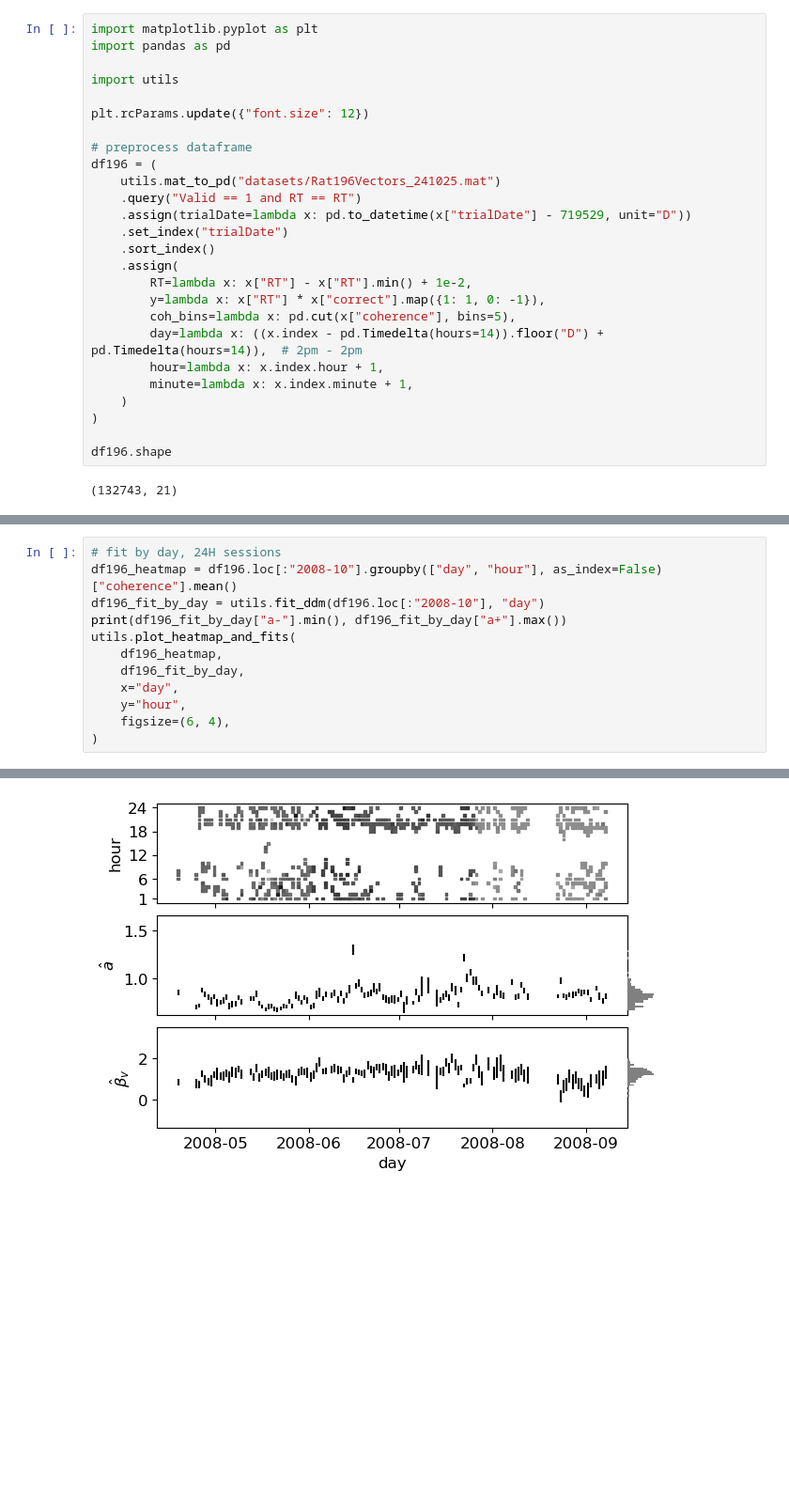
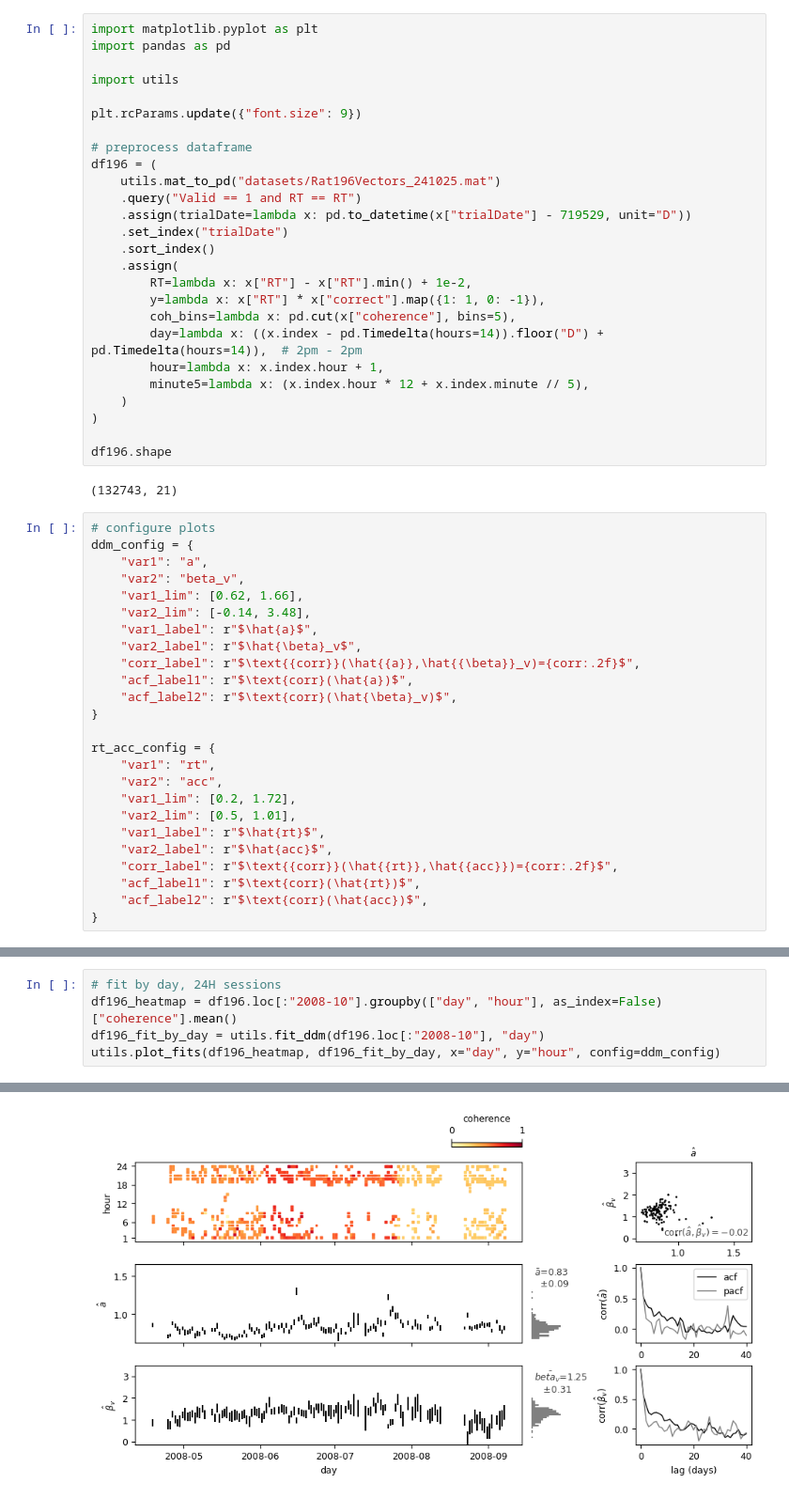
Before and after one commit to griegner/drift-diffusion, a Jupyter notebook: examples/03-rat196-reference-plots.ipynb, the cells around one changed output, grey strips where cells are left out. Shown: that part at 94% size. Cells and saved outputs as stored; diff of their text form; blank space fills up the shorter version.

Commit message:
[enh] make reference plots for rats 195 + 196 (#22)
* update plots based on meeting notes

* change  to

* add reference plots for rat195

* consolidate plotting functions

```diff
--- a/examples/03-rat196-reference-plots.ipynb
+++ b/examples/03-rat196-reference-plots.ipynb
@@ -4,7 +4,7 @@ import pandas as pd
 
 import utils
 
-plt.rcParams.update({"font.size": 12})
+plt.rcParams.update({"font.size": 9})
 
 # preprocess dataframe
 df196 = (
@@ -19,10 +19,35 @@ df196 = (
         coh_bins=lambda x: pd.cut(x["coherence"], bins=5),
         day=lambda x: ((x.index - pd.Timedelta(hours=14)).floor("D") + pd.Timedelta(hours=14)),  # 2pm - 2pm
         hour=lambda x: x.index.hour + 1,
-        minute=lambda x: x.index.minute + 1,
+        minute5=lambda x: (x.index.hour * 12 + x.index.minute // 5),
     )
 )
 
 df196.shape
 # %% [output]
 (132743, 21)
+# %%
+# configure plots
+ddm_config = {
+    "var1": "a",
+    "var2": "beta_v",
+    "var1_lim": [0.62, 1.66],
+    "var2_lim": [-0.14, 3.48],
+    "var1_label": r"$\hat{a}$",
+    "var2_label": r"$\hat{\beta}_v$",
+    "corr_label": r"$\text{{corr}}(\hat{{a}},\hat{{\beta}}_v)={corr:.2f}$",
+    "acf_label1": r"$\text{corr}(\hat{a})$",
+    "acf_label2": r"$\text{corr}(\hat{\beta}_v)$",
+}
+
+rt_acc_config = {
+    "var1": "rt",
+    "var2": "acc",
+    "var1_lim": [0.2, 1.72],
+    "var2_lim": [0.5, 1.01],
+    "var1_label": r"$\hat{rt}$",
+    "var2_label": r"$\hat{acc}$",
+    "corr_label": r"$\text{{corr}}(\hat{{rt}},\hat{{acc}})={corr:.2f}$",
+    "acf_label1": r"$\text{corr}(\hat{rt})$",
+    "acf_label2": r"$\text{corr}(\hat{acc})$",
+}
@@ -30,12 +68,5 @@ df196.shape
 # fit by day, 24H sessions
 df196_heatmap = df196.loc[:"2008-10"].groupby(["day", "hour"], as_index=False)["coherence"].mean()
 df196_fit_by_day = utils.fit_ddm(df196.loc[:"2008-10"], "day")
-print(df196_fit_by_day["a-"].min(), df196_fit_by_day["a+"].max())
-utils.plot_heatmap_and_fits(
-    df196_heatmap,
-    df196_fit_by_day,
-    x="day",
-    y="hour",
-    figsize=(6, 4),
-)
+utils.plot_fits(df196_heatmap, df196_fit_by_day, x="day", y="hour", config=ddm_config)
 # %% [output]
@@ -43,2 +73,2 @@ utils.plot_heatmap_and_fits(
-[figure, old version]
+[figure, new version]
 # %%
```
Also changed, not shown: parts of 11 cells of this notebook, 2 other files.
